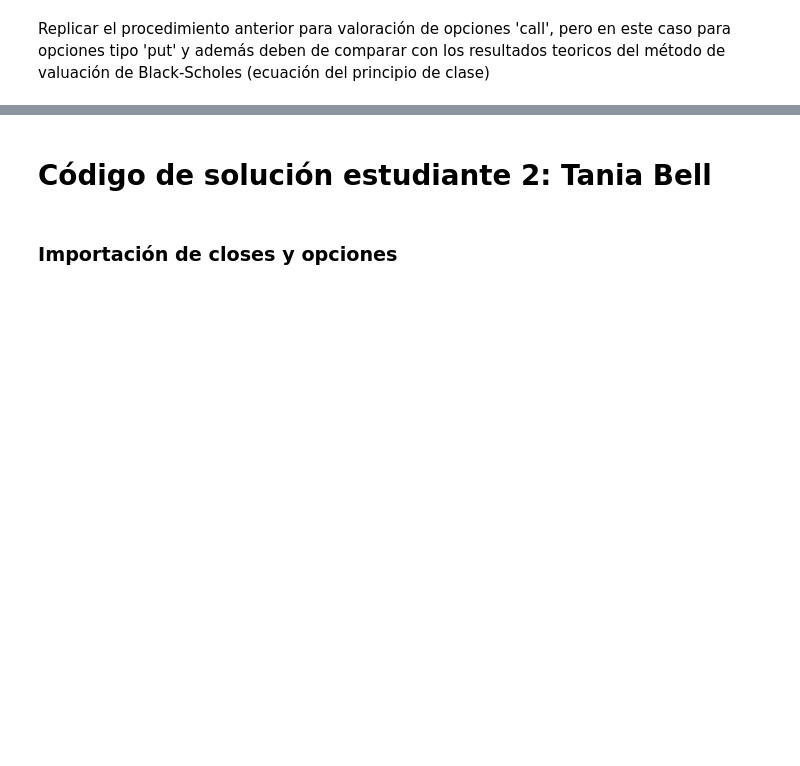
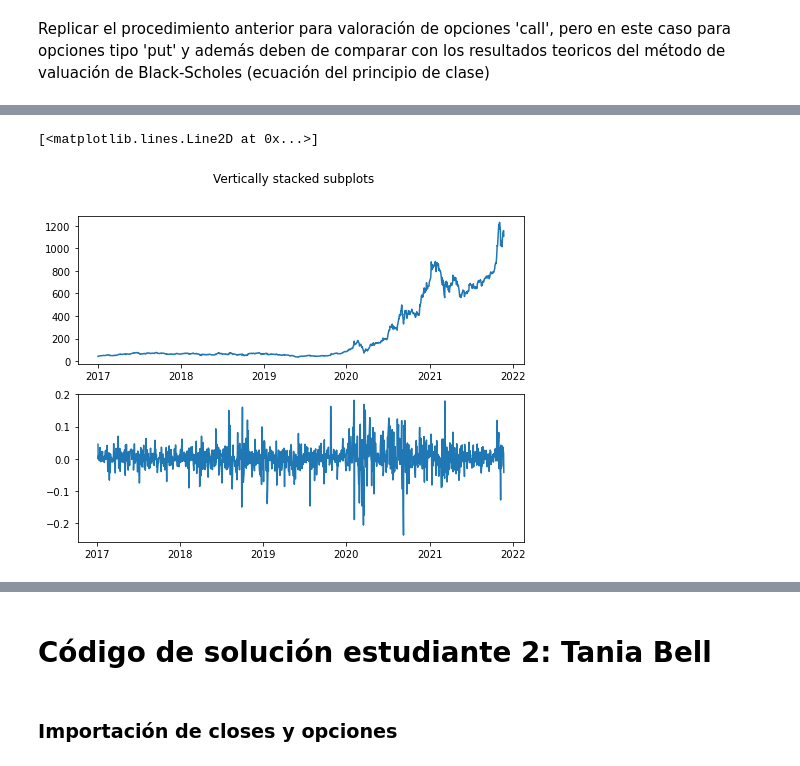
Before and after one commit to leonardoaceves/Tarea8_JLACEVES_TNICHOLLS, a Jupyter notebook: Tarea8_JLACEVES_TNICHOLLS.ipynb, the cells around one changed output, grey strips where cells are left out. Drawn from its saved outputs; the diff is of its cells as text; code cells hidden in the pictures; blank space fills up the shorter version.

```diff
--- a/Tarea8_JLACEVES_TNICHOLLS.ipynb
+++ b/Tarea8_JLACEVES_TNICHOLLS.ipynb
@@ -58,0 +31,16 @@ ax.axvline(put06_f1.Underlying_Price.iloc[0], color='g')
+# %%
+tsla = get_adj_closes('TSLA', '2017-01-01')
+ret_tsla = calc_daily_ret(tsla)
+rend_tsla = closes_aapl.pct_change(1).iloc[1:]
+mu_tsla = rend_tsla.mean()[0]
+sigma_tsla = rend_tsla.std()[0]
+
+
+fig, axs = plt.subplots(2, figsize=(8, 6))
+gs = fig.add_gridspec(2, hspace = 0)
+fig.suptitle('Vertically stacked subplots')
+axs[0].plot(TSLA)
+axs[1].plot(ret_tsla)
+# %% [output]
+[<matplotlib.lines.Line2D at 0x...>]
+[figure, added]
```
Also changed, not shown: parts of 14 cells of this notebook.
